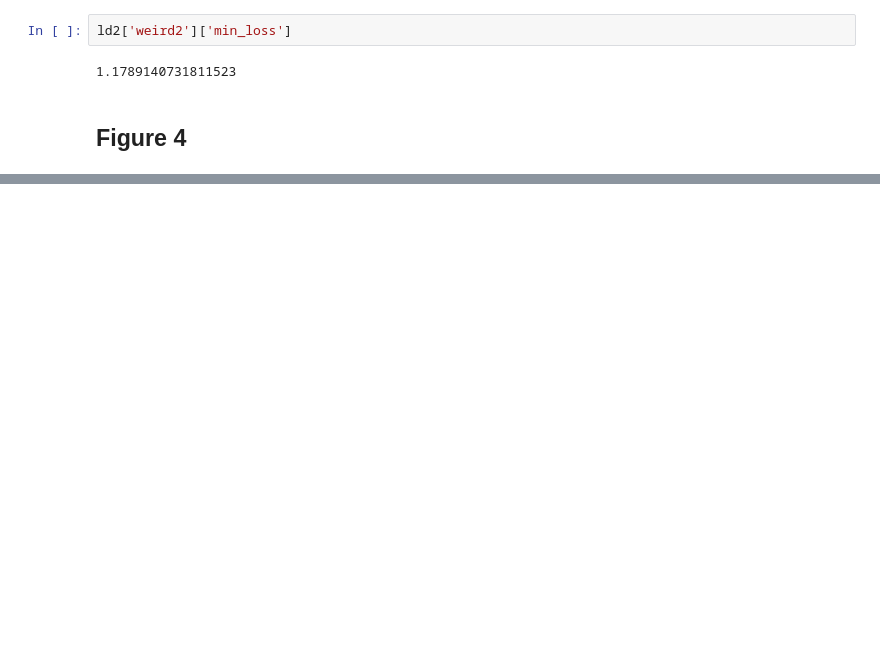
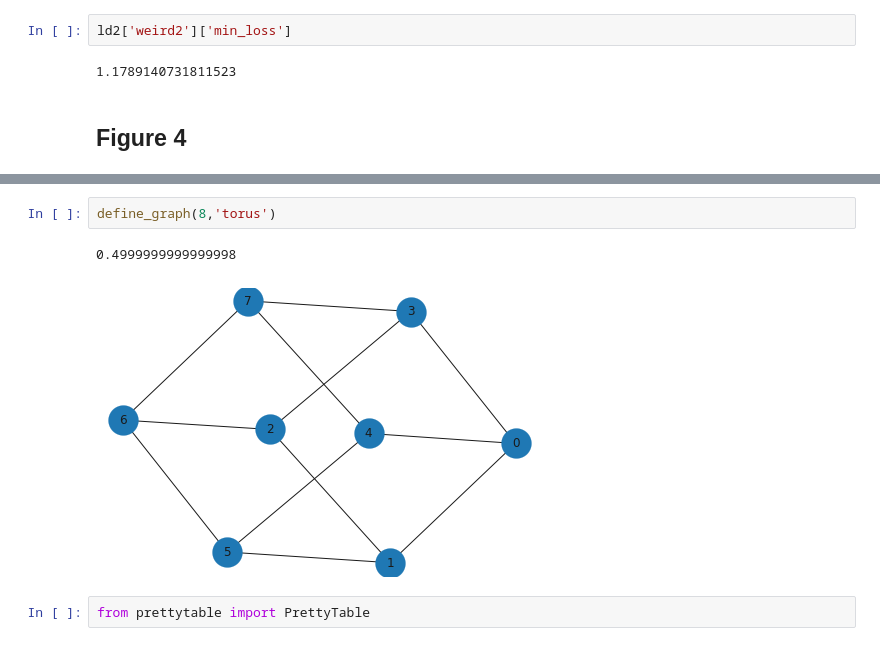
Before and after one commit to arjunarao619/Decent_Opt, a Jupyter notebook: Topology_Experiments.ipynb, the cells around one changed output, grey strips where cells are left out. Saved outputs shown, nothing was run; the diff lists cells and outputs as text; blank space fills up the shorter version.

```diff
--- a/Topology_Experiments.ipynb
+++ b/Topology_Experiments.ipynb
@@ -319,0 +414,7 @@ array([0., 0., 0., 0., 0., 0., 0., 0., 0., 0.])
+# %%
+define_graph(8,'torus')
+# %% [output]
+0.4999999999999998
+[figure, added]
+# %%
+from prettytable import PrettyTable
```
Also changed, not shown: parts of 13 cells of this notebook, 4 other files.
